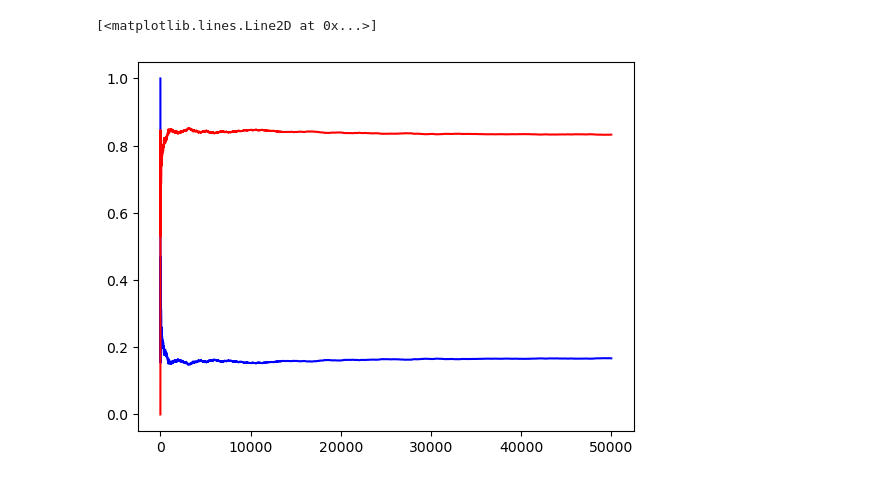
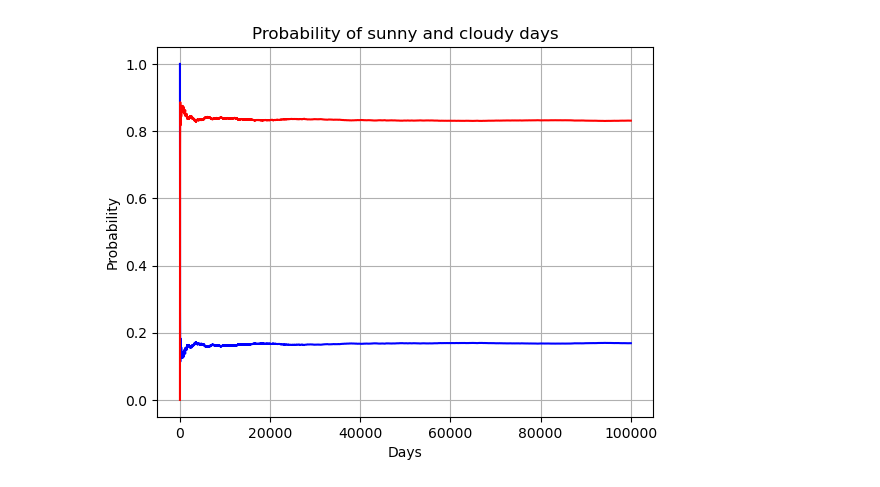
Before and after one commit to NiccoManto01/ilovegit, a Jupyter notebook: Lezioni/Lezione_8_9_10/MC_rain_sun.ipynb, the cells around one changed output. Saved outputs shown, nothing was run; the diff lists cells and outputs as text; code cells hidden in the pictures.

```diff
--- a/Lezioni/Lezione_8_9_10/MC_rain_sun.ipynb
+++ b/Lezioni/Lezione_8_9_10/MC_rain_sun.ipynb
@@ -12,34 +12,37 @@ start = 1
 days = np.array(())
 c_days = np.array(())
 s_days = np.array(())
 days = np.append(days, start)
 N_burn = 2*(10**4)
-N = 5*(10**4)
+N = (10**5)
 def next_day (today):
     temp = rd.uniform(0,1)
     if (today == 0):
         if temp<=p_sc:
             return 1
         else:
             return 0
     if (today == 1):
         if temp<=p_cs:
             return 0
         else:
             return 1
 
 c_days = np.append(c_days, np.count_nonzero(days))
 s_days = np.append(s_days, 1-np.count_nonzero(days))
 
-#TERMALIZZO IL SISTEMA
+
 for i in range (1,N):
     days = np.append(days, next_day(days[i-1]))
     c_days = np.append(c_days, np.count_nonzero(days)/(i+1))
     s_days = np.append(s_days, 1-np.count_nonzero(days)/(i+1))
 
 fig1, ax1 = plt.subplots()
 ax1.plot(np.arange(N)+1, c_days, color = 'blue')
 ax1.plot(np.arange(N)+ 1, s_days, color = 'red')
+ax1.set_xlabel('Days')
+ax1.set_ylabel('Probability')
+ax1.set_title('Probability of sunny and cloudy days')
+ax1.grid()
 # %% [output]
-[<matplotlib.lines.Line2D at 0x...>]
-[figure, old version]
+[figure, new version]
```
Also changed, not shown: parts of 5 cells of this notebook, 4 other files.
